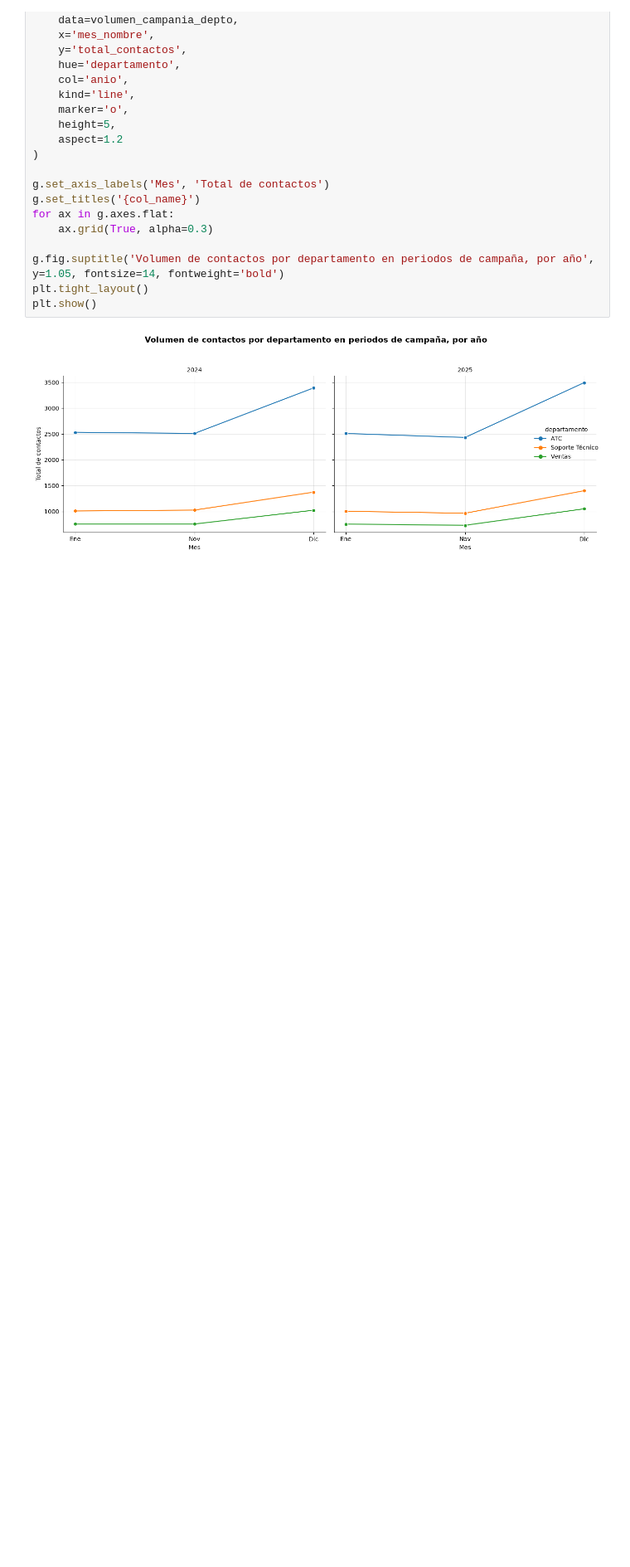
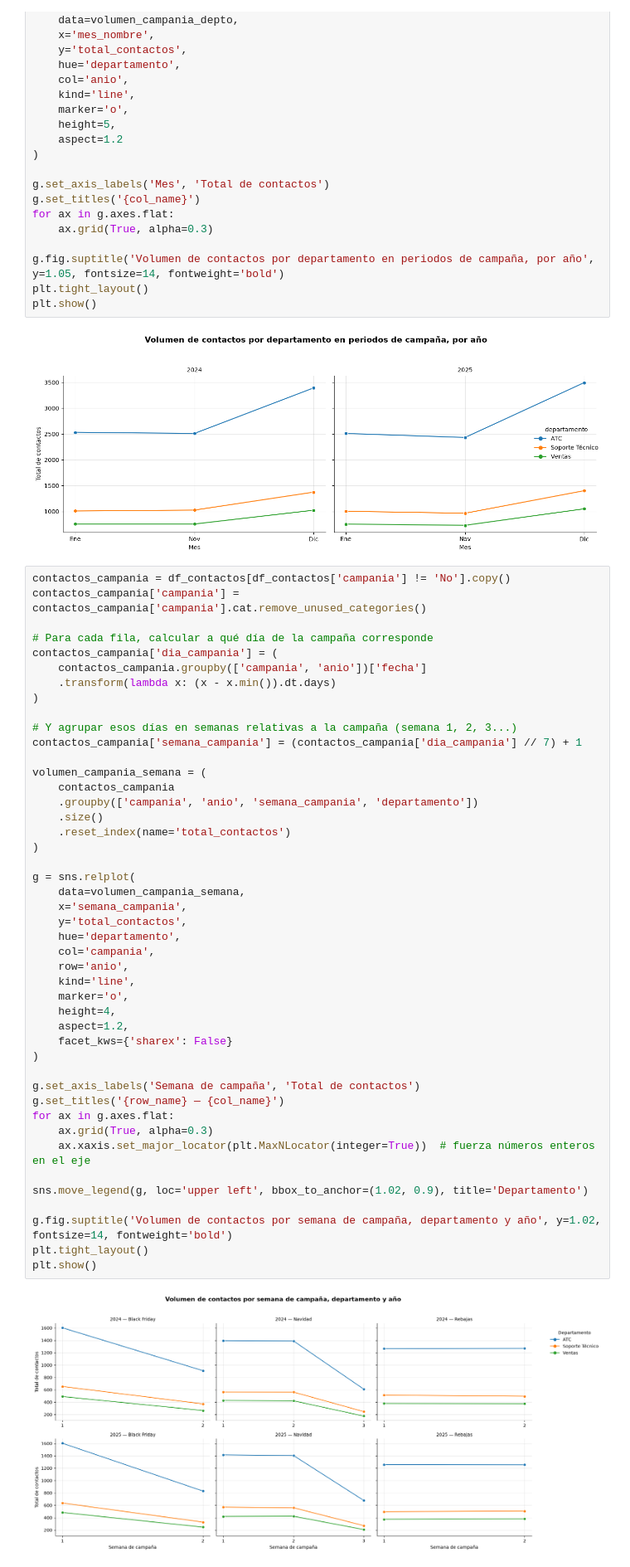
Before and after one commit to RosaSierr0609/contact-center-workforce-prediction, a Jupyter notebook: 1. EDA.ipynb, the cells around one changed output. Shown at 83% size. Drawn from its saved outputs; the diff is of its cells as text; blank space fills up the shorter version.

Commit message:
Add campaign-week volume plots to EDA
Update 1. EDA.ipynb: normalize cell execution counts and add a new analysis cell that computes campaign-relative day/week (dia_campania, semana_campania), aggregates contacts by campaign/year/semana/department, and plots faceted seaborn line plots (total_contactos by semana_campania) with legend and formatting. Notebook also now contains the generated display image/output for the plot.

```diff
--- a/1. EDA.ipynb
+++ b/1. EDA.ipynb
@@ -234,3 +234,50 @@ plt.tight_layout()
 plt.show()
 # %% [output]
 [figure]
+# %%
+contactos_campania = df_contactos[df_contactos['campania'] != 'No'].copy()
+contactos_campania['campania'] = contactos_campania['campania'].cat.remove_unused_categories()
+
+# Para cada fila, calcular a qué día de la campaña corresponde
+contactos_campania['dia_campania'] = (
+    contactos_campania.groupby(['campania', 'anio'])['fecha']
+    .transform(lambda x: (x - x.min()).dt.days)
+)
+
+# Y agrupar esos días en semanas relativas a la campaña (semana 1, 2, 3...)
+contactos_campania['semana_campania'] = (contactos_campania['dia_campania'] // 7) + 1
+
+volumen_campania_semana = (
+    contactos_campania
+    .groupby(['campania', 'anio', 'semana_campania', 'departamento'])
+    .size()
+    .reset_index(name='total_contactos')
+)
+
+g = sns.relplot(
+    data=volumen_campania_semana,
+    x='semana_campania',
+    y='total_contactos',
+    hue='departamento',
+    col='campania',
+    row='anio',
+    kind='line',
+    marker='o',
+    height=4,
+    aspect=1.2,
+    facet_kws={'sharex': False}
+)
+
+g.set_axis_labels('Semana de campaña', 'Total de contactos')
+g.set_titles('{row_name} — {col_name}')
+for ax in g.axes.flat:
+    ax.grid(True, alpha=0.3)
+    ax.xaxis.set_major_locator(plt.MaxNLocator(integer=True))  # fuerza números enteros en el eje
+
+sns.move_legend(g, loc='upper left', bbox_to_anchor=(1.02, 0.9), title='Departamento')
+
+g.fig.suptitle('Volumen de contactos por semana de campaña, departamento y año', y=1.02, fontsize=14, fontweight='bold')
+plt.tight_layout()
+plt.show()
+# %% [output]
+[figure, added]
```
